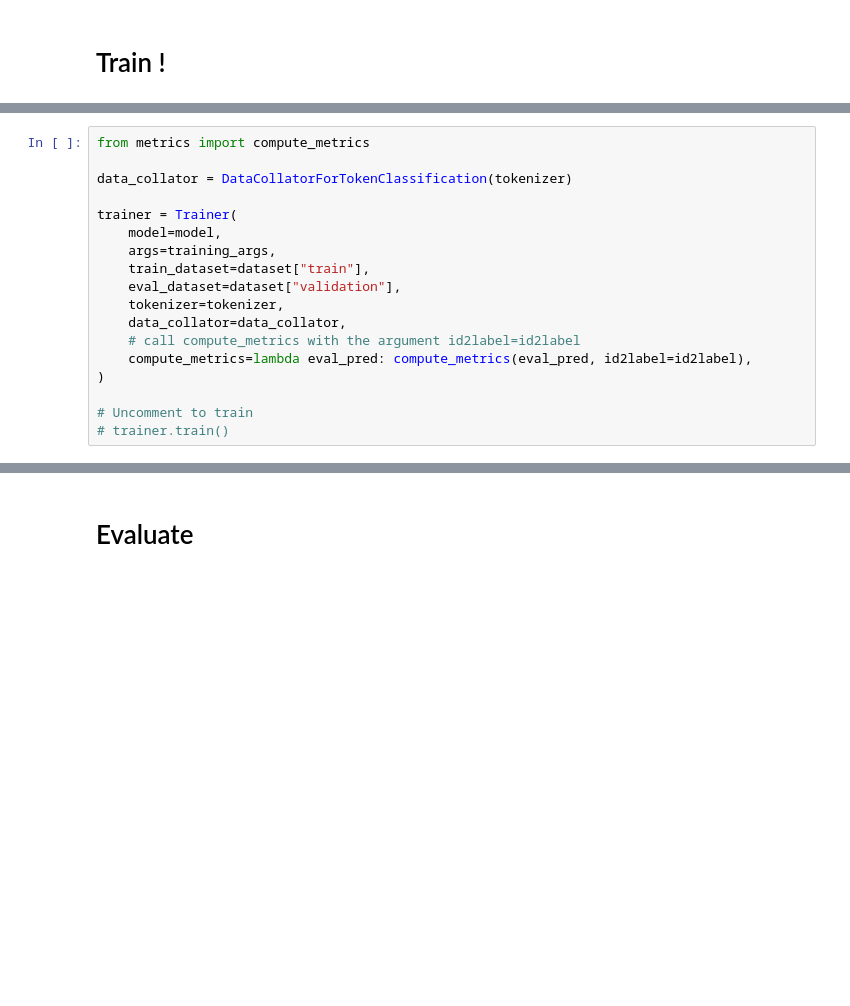
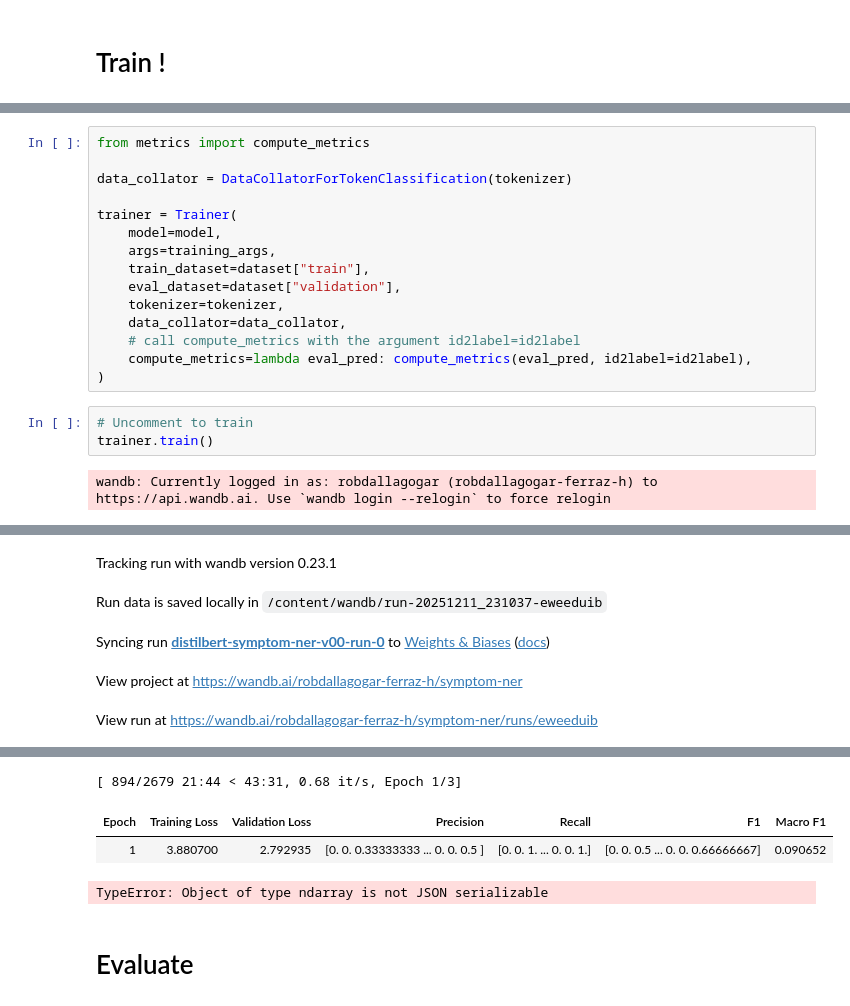
Before and after one commit to rferrazd/quantizing-bert-for-symptom-extraction, a Jupyter notebook: 6_trainer.ipynb, the cells around one changed output, grey strips where cells are left out. Drawn from its saved outputs; the diff is of its cells as text; blank space fills up the shorter version.

```diff
--- a/6_trainer.ipynb
+++ b/6_trainer.ipynb
@@ -141,6 +146,8 @@ trainer = Trainer(
     # call compute_metrics with the argument id2label=id2label
     compute_metrics=lambda eval_pred: compute_metrics(eval_pred, id2label=id2label),
 )
-
-# Uncomment to train
-# trainer.train()
+# %%
+# Uncomment to train
+trainer.train()
+# %% [output]
+wandb: Currently logged in as: robdallagogar (robdallagogar-ferraz-h) to https://api.wandb.ai. Use `wandb login --relogin` to force relogin
@@ -146,0 +155,5 @@ trainer = Trainer(
+Tracking run with wandb version 0.23.1
+Run data is saved locally in /content/wandb/run-20251211_231037-eweeduib
+Syncing run distilbert-symptom-ner-v00-run-0 to Weights & Biases (docs)
+View project at https://wandb.ai/robdallagogar-ferraz-h/symptom-ner
+View run at https://wandb.ai/robdallagogar-ferraz-h/symptom-ner/runs/eweeduib
@@ -147,3 +162,7 @@ trainer = Trainer(
+[ 894/2679 21:44 < 43:31, 0.68 it/s, Epoch 1/3]
+| Epoch | Training Loss | Validation Loss | Precision | Recall | F1 | Macro F1 |
+| 1 | 3.880700 | 2.792935 | [0. 0. 0.33333333 ... 0. 0. 0.5 ] | [0. 0. 1. ... 0. 0. 1.] | [0. 0. 0.5 ... 0. 0. 0.66666667] | 0.090652 |
+TypeError: Object of type ndarray is not JSON serializable
 # %% [markdown]
 # Evaluate
 # %%
```
Also changed, not shown: parts of 5 cells of this notebook.
